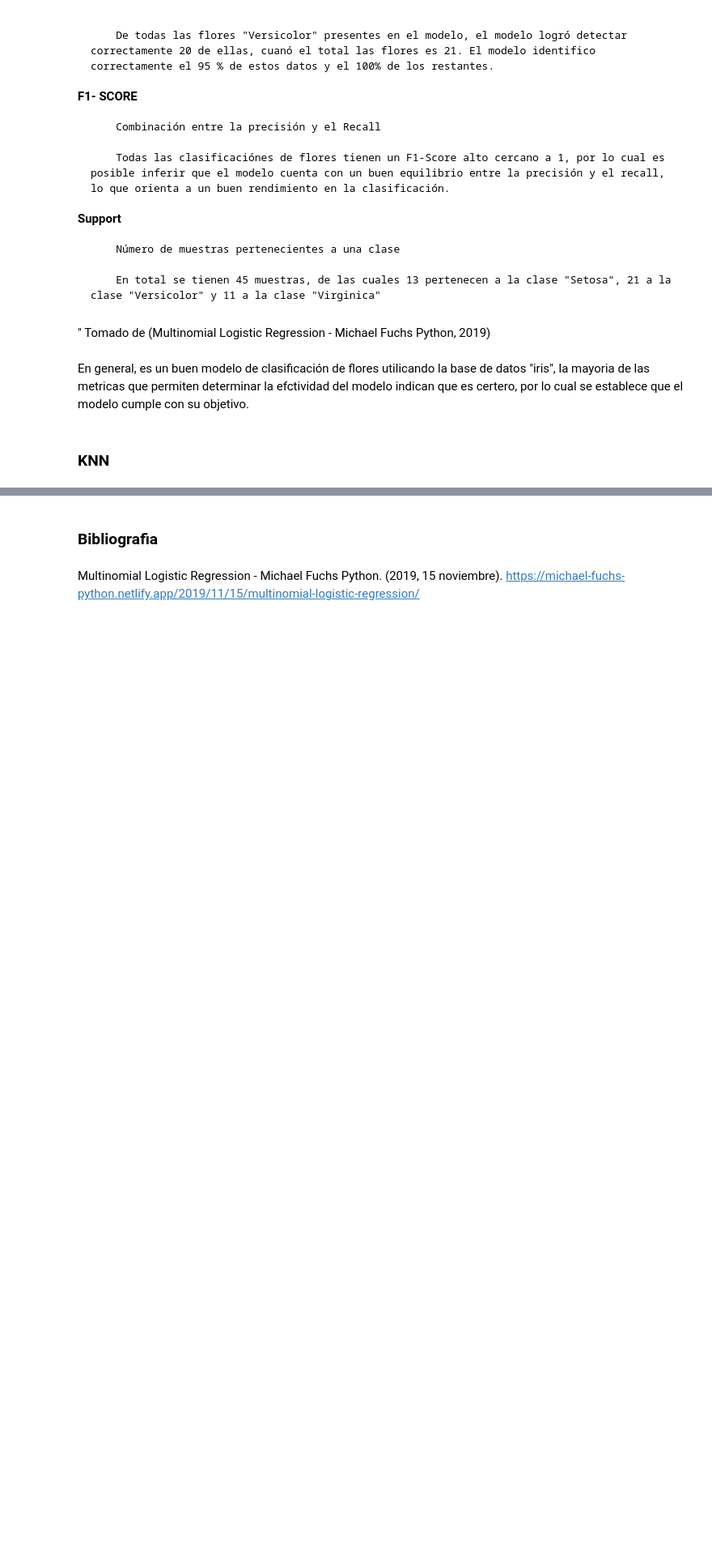
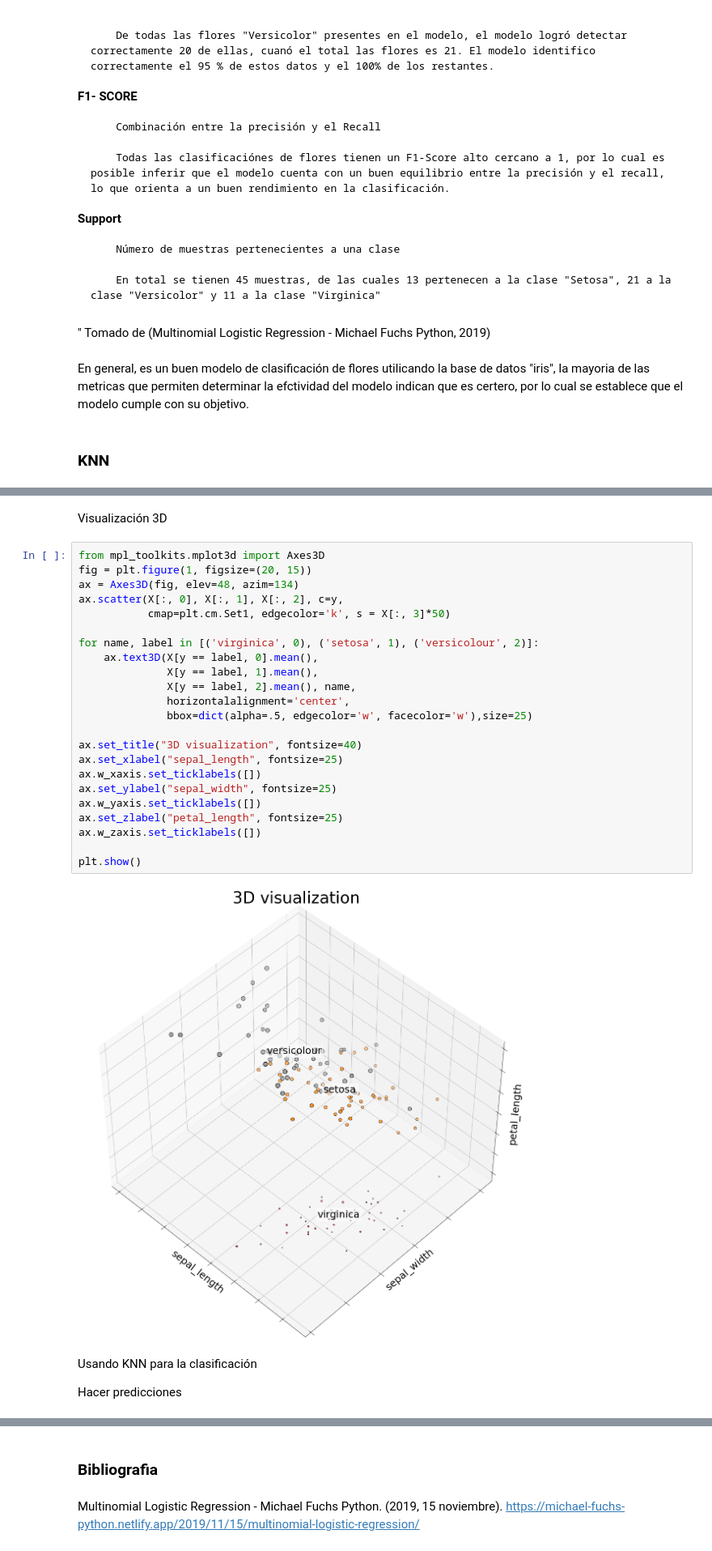
Before and after one commit to td2USA-20232/g2Caso3, a Jupyter notebook: caso3_g2.ipynb, the cells around one changed output, grey strips where cells are left out. Shown at 81% size. Saved outputs shown, nothing was run; the diff lists cells and outputs as text; blank space fills up the shorter version.

```diff
--- a/caso3_g2.ipynb
+++ b/caso3_g2.ipynb
@@ -732,0 +529,31 @@ outlier_values
+# %% [markdown]
+Visualización 3D
+# %%
+from mpl_toolkits.mplot3d import Axes3D
+fig = plt.figure(1, figsize=(20, 15))
+ax = Axes3D(fig, elev=48, azim=134)
+ax.scatter(X[:, 0], X[:, 1], X[:, 2], c=y,
+           cmap=plt.cm.Set1, edgecolor='k', s = X[:, 3]*50)
+
+for name, label in [('virginica', 0), ('setosa', 1), ('versicolour', 2)]:
+    ax.text3D(X[y == label, 0].mean(),
+              X[y == label, 1].mean(),
+              X[y == label, 2].mean(), name,
+              horizontalalignment='center',
+              bbox=dict(alpha=.5, edgecolor='w', facecolor='w'),size=25)
+
+ax.set_title("3D visualization", fontsize=40)
+ax.set_xlabel("sepal_length", fontsize=25)
+ax.w_xaxis.set_ticklabels([])
+ax.set_ylabel("sepal_width", fontsize=25)
+ax.w_yaxis.set_ticklabels([])
+ax.set_zlabel("petal_length", fontsize=25)
+ax.w_zaxis.set_ticklabels([])
+
+plt.show()
+# %% [output]
+[figure, added]
+# %% [markdown]
+Usando KNN para la clasificación
+
+Hacer predicciones
```
Also changed, not shown: parts of 90 cells of this notebook.
